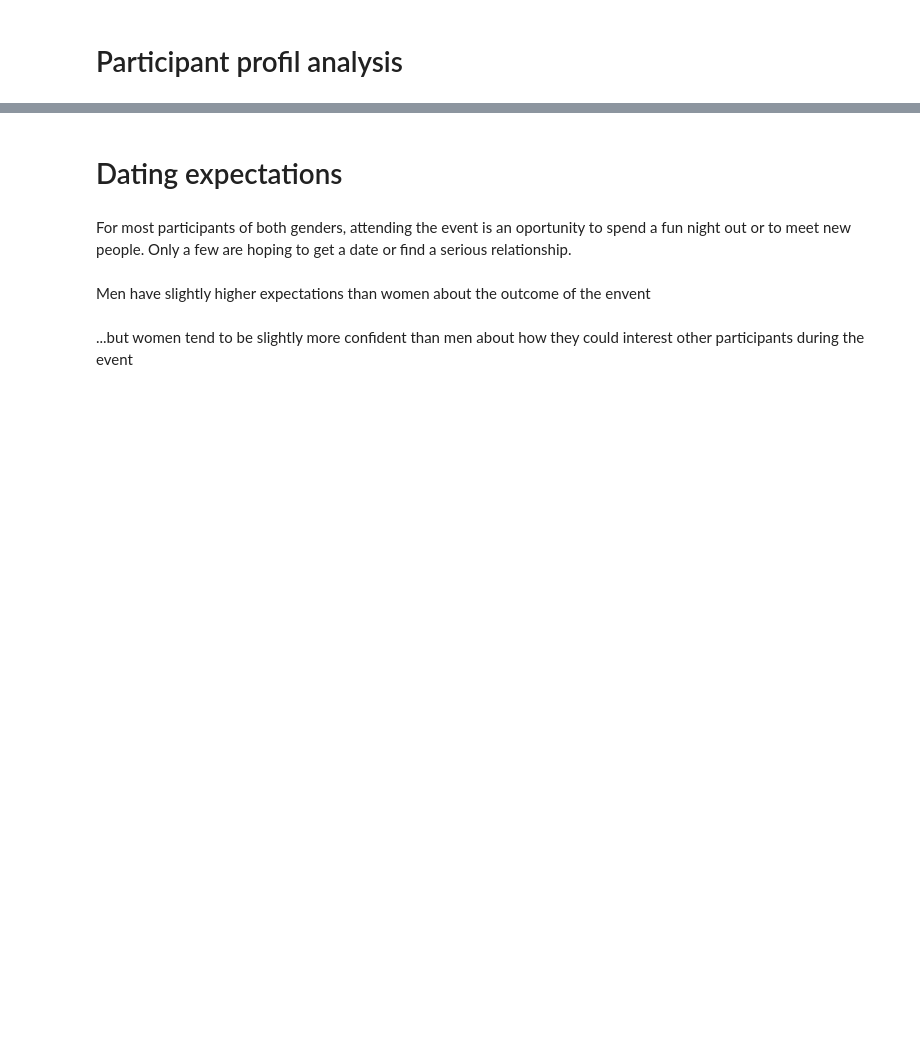
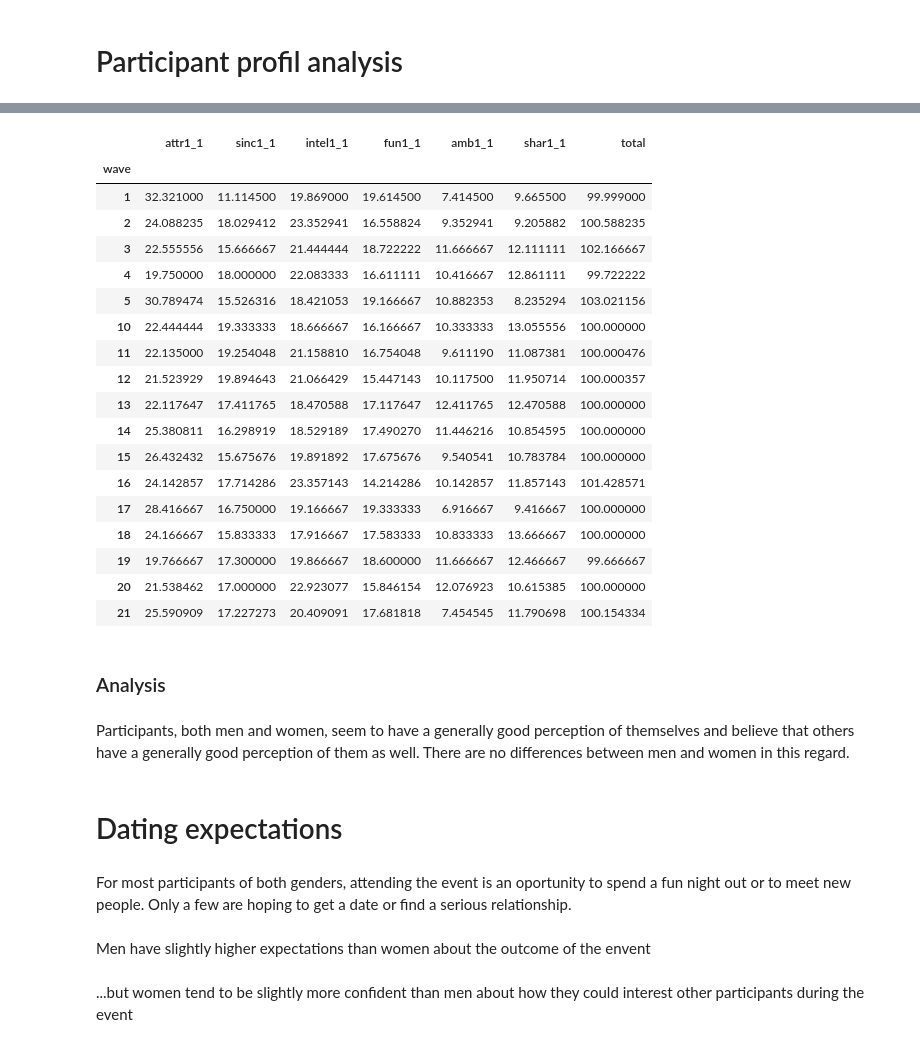
Before and after one commit to myriamgoyet/EDA--Projet-speed-dating, a Jupyter notebook: Speed_dating.ipynb, the cells around one changed output, grey strips where cells are left out. Saved outputs shown, nothing was run; the diff lists cells and outputs as text; code cells hidden in the pictures; blank space fills up the shorter version.

```diff
--- a/Speed_dating.ipynb
+++ b/Speed_dating.ipynb
@@ -622,0 +631,4 @@ fig.show()
+# %%
+df_unique_waves_69 = df_unique[(df_unique["wave"]>=6) & (df_unique["wave"]<=9)]
+df_unique_waves_other = df_unique.drop(df_unique_waves_69.index)
+df_unique_waves_1021 = df_unique[(df_unique["wave"]>=10) & (df_unique["wave"]<=21)]
@@ -622,0 +649,31 @@ fig.show()
+# %%
+# Waves 1-5, 10-21: You have 100 points to distribute among the following attributes -- give more points to those attributes that are more important in a potential date, and fewer points to those attributes that are less important in a potential date.  Total points must equal 100.
+# the attributes' rating seams globally correct
+attributes = ['attr1_1', 'sinc1_1', 'intel1_1', 'fun1_1', 'amb1_1', 'shar1_1']
+df_mean_values = df_unique_waves_other[attributes + ['wave']].groupby('wave').mean()
+df_mean_values["total"] =  df_mean_values[attributes].sum(axis=1)
+df_mean_values
+# %% [output]
+|  | attr1_1 | sinc1_1 | intel1_1 | fun1_1 | amb1_1 | shar1_1 | total |
+| wave |  |  |  |  |  |  |  |
+| 1 | 32.321000 | 11.114500 | 19.869000 | 19.614500 | 7.414500 | 9.665500 | 99.999000 |
+| 2 | 24.088235 | 18.029412 | 23.352941 | 16.558824 | 9.352941 | 9.205882 | 100.588235 |
+| 3 | 22.555556 | 15.666667 | 21.444444 | 18.722222 | 11.666667 | 12.111111 | 102.166667 |
+| 4 | 19.750000 | 18.000000 | 22.083333 | 16.611111 | 10.416667 | 12.861111 | 99.722222 |
+| 5 | 30.789474 | 15.526316 | 18.421053 | 19.166667 | 10.882353 | 8.235294 | 103.021156 |
+| 10 | 22.444444 | 19.333333 | 18.666667 | 16.166667 | 10.333333 | 13.055556 | 100.000000 |
+| 11 | 22.135000 | 19.254048 | 21.158810 | 16.754048 | 9.611190 | 11.087381 | 100.000476 |
+| 12 | 21.523929 | 19.894643 | 21.066429 | 15.447143 | 10.117500 | 11.950714 | 100.000357 |
+| 13 | 22.117647 | 17.411765 | 18.470588 | 17.117647 | 12.411765 | 12.470588 | 100.000000 |
+| 14 | 25.380811 | 16.298919 | 18.529189 | 17.490270 | 11.446216 | 10.854595 | 100.000000 |
+| 15 | 26.432432 | 15.675676 | 19.891892 | 17.675676 | 9.540541 | 10.783784 | 100.000000 |
+| 16 | 24.142857 | 17.714286 | 23.357143 | 14.214286 | 10.142857 | 11.857143 | 101.428571 |
+| 17 | 28.416667 | 16.750000 | 19.166667 | 19.333333 | 6.916667 | 9.416667 | 100.000000 |
+| 18 | 24.166667 | 15.833333 | 17.916667 | 17.583333 | 10.833333 | 13.666667 | 100.000000 |
+| 19 | 19.766667 | 17.300000 | 19.866667 | 18.600000 | 11.666667 | 12.466667 | 99.666667 |
+| 20 | 21.538462 | 17.000000 | 22.923077 | 15.846154 | 12.076923 | 10.615385 | 100.000000 |
+| 21 | 25.590909 | 17.227273 | 20.409091 | 17.681818 | 7.454545 | 11.790698 | 100.154334 |
+# %% [markdown]
+### Analysis
+# %% [markdown]
+Participants, both men and women, seem to have a generally good perception of themselves and believe that others have a generally good perception of them as well. There are no differences between men and women in this regard.
```
Also changed, not shown: parts of 42 cells of this notebook, 1 other file.
